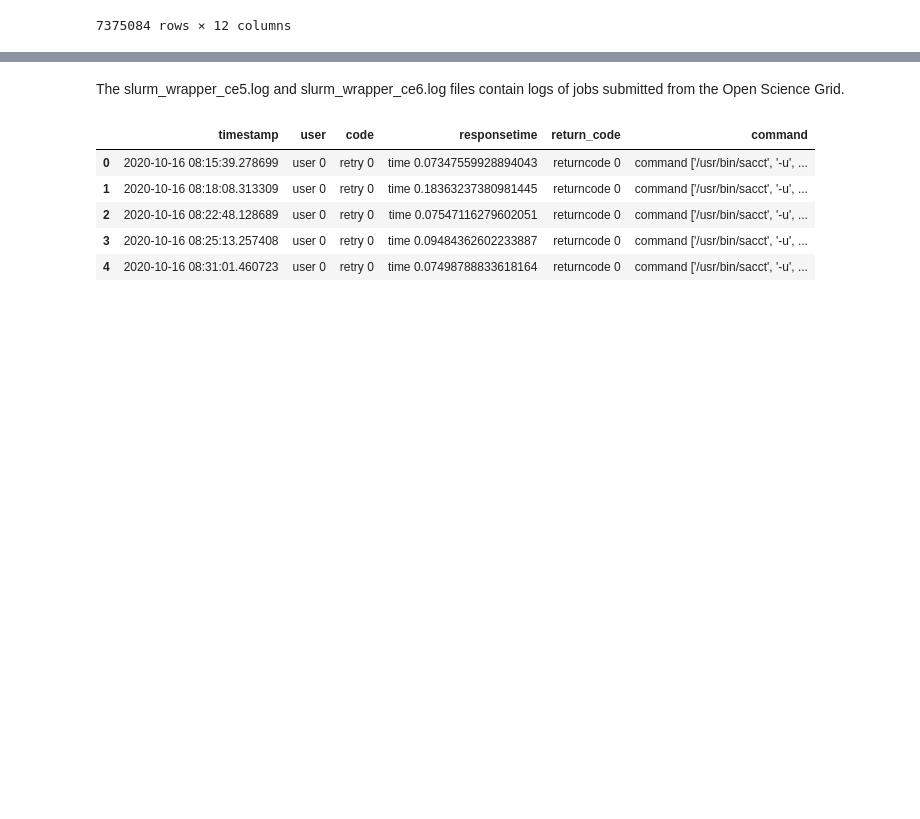
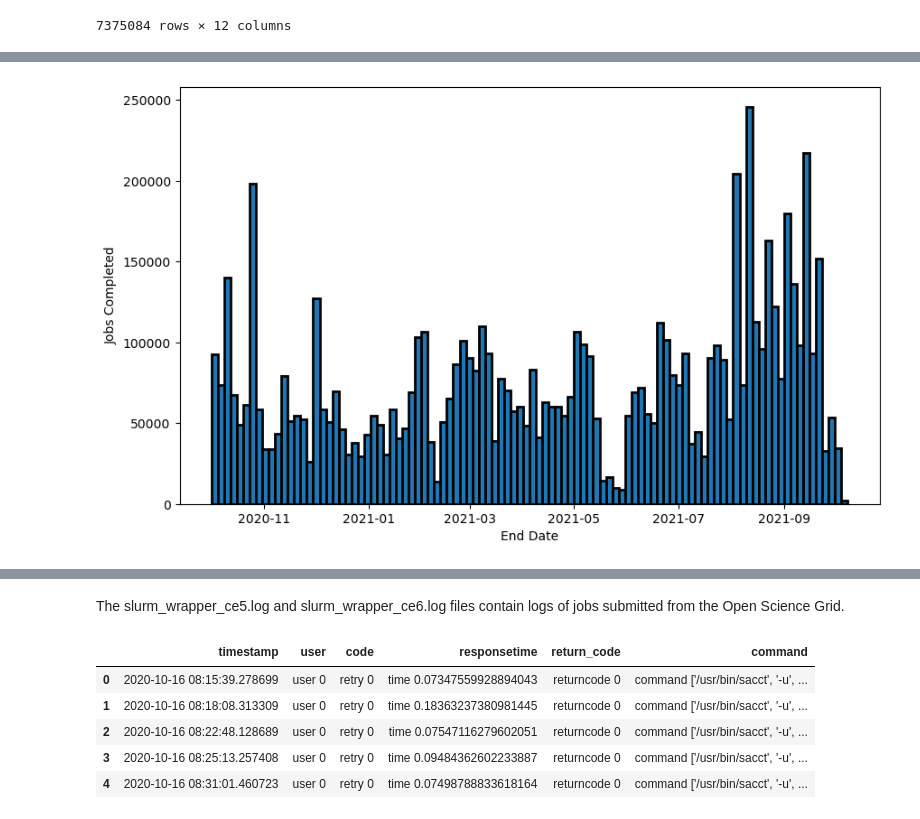
Before and after one commit to nss-data-science-cohort-8/accre-mashed-potatoes, a Jupyter notebook: notebooks/accre_maria.ipynb, the cells around one changed output, grey strips where cells are left out. Saved outputs shown, nothing was run; the diff lists cells and outputs as text; code cells hidden in the pictures; blank space fills up the shorter version.

```diff
--- a/notebooks/accre_maria.ipynb
+++ b/notebooks/accre_maria.ipynb
@@ -211,0 +405,15 @@ testdf
+# %%
+fig,ax = plt.subplots(figsize = (10,6))
+
+plt.hist(
+    data=jobs_completed,
+    x='END',
+    edgecolor='Black',
+    linewidth=2,
+    bins = 100
+    );
+plt.xlabel('End Date')
+plt.ylabel('Jobs Completed');
+#plt.title('ACCRE Job Completion');
+# %% [output]
+[figure, added]
```
Also changed, not shown: parts of 70 cells of this notebook.
